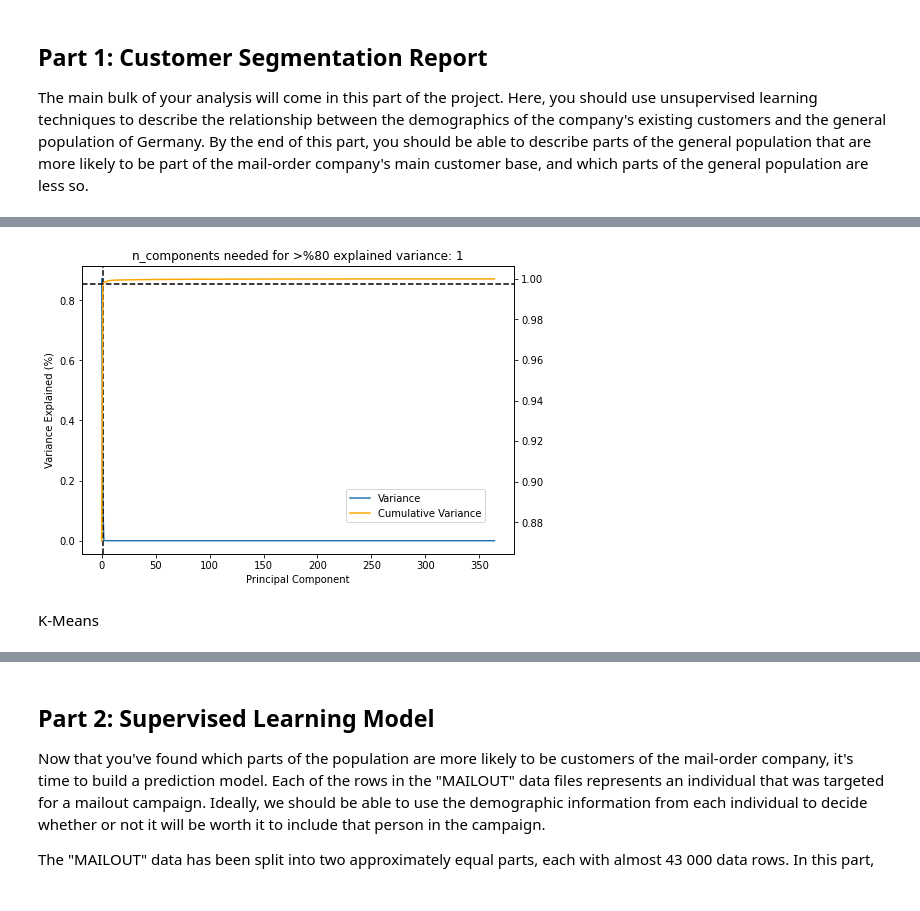
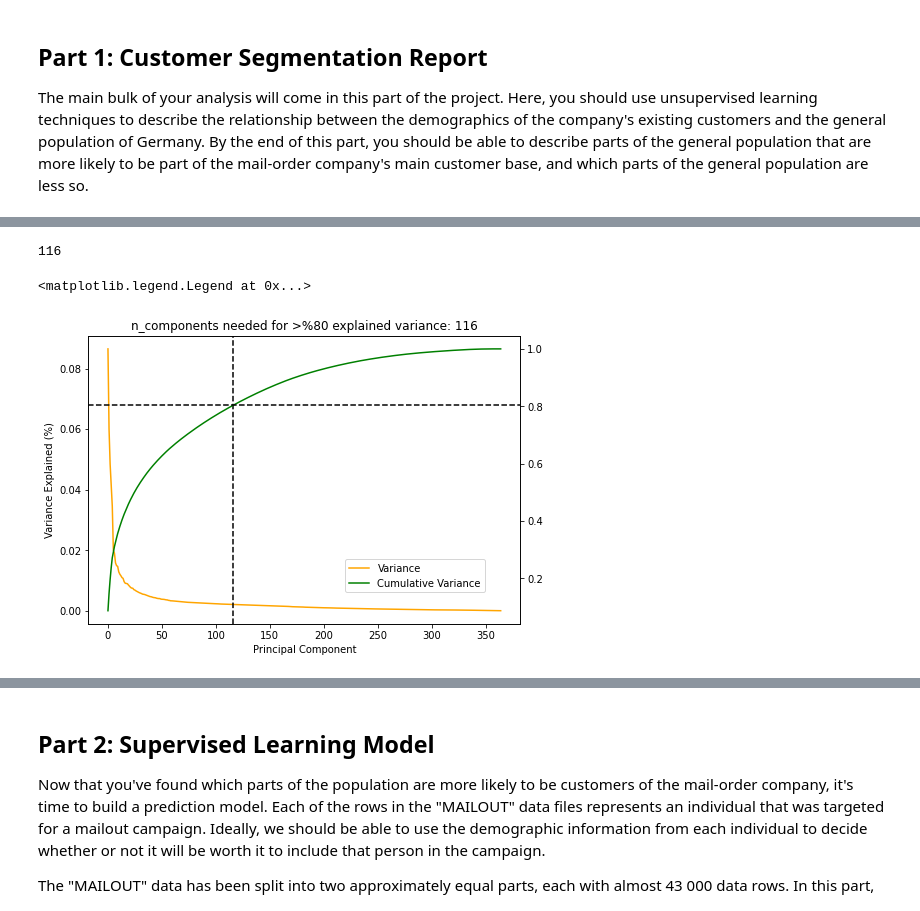
Before and after one commit to Vaibhav3M/Arvato-Udacity-Capstone, a Jupyter notebook: Arvato Project Workbook.ipynb, the cells around one changed output, grey strips where cells are left out. Cells and saved outputs as stored; diff of their text form; code cells hidden in the pictures.

```diff
--- a/Arvato Project Workbook.ipynb
+++ b/Arvato Project Workbook.ipynb
@@ -85,7 +91,7 @@ df_azdias.describe()
 Renaming the column names to understandble form.
 # %%
 # Drop the extra column of customers dataset.
-df_customers.drop(columns=['CUSTOMER_GROUP', 'ONLINE_PURCHASE', 'PRODUCT_GROUP','LNR'], inplace=True)
+df_customers.drop(columns=['CUSTOMER_GROUP', 'ONLINE_PURCHASE', 'PRODUCT_GROUP'], inplace=True)
 # %% [markdown]
 Perform Data cleaning and preprocessing steps
 # %%
@@ -115,6 +150,11 @@ df_azdias = h.data_pre_process(df_azdias)
 #renaming major columns for better understanbility
 df_azdias = df_azdias.rename(columns=h.column_transform_dict)
 df_customers = df_customers.rename(columns=h.column_transform_dict)
+# %%
+scaling = StandardScaler()
+# %%
+df_customers_scaled = scaling.fit_transform(df_customers)
+df_azdias_scaled = scaling.fit_transform(df_azdias)
 # %% [markdown]
 ## Part 1: Customer Segmentation Report
 
@@ -138,3 +169,3 @@ df_customers.describe()
 pca = PCA(random_state=123)
 # %%
-customer_pca = pca.fit_transform(df_customers)
+customer_pca = pca.fit_transform(df_customers_scaled)
@@ -144,19 +172,22 @@ customer_pca = pca.fit_transform(df_customers)
+# %%
+# Number of components required to maintain %80 variance:
+n_components = min(np.where(np.cumsum(pca.explained_variance_ratio_)>0.8)[0]+1)
+n_components
+# %% [output]
+116
 # %%
-# Number of components required to maintain %80 variance:
-n_components = min(np.where(np.cumsum(pca.explained_variance_ratio_)>0.8)[0]+1)
-
 fig = plt.figure()
-ax = fig.add_axes([0,0,1,1],True)
-ax2 = ax.twinx()
-ax.plot(pca.explained_variance_ratio_, label='Variance',)
-ax2.plot(np.cumsum(pca.explained_variance_ratio_), label='Cumulative Variance',color = 'orange');
-ax.set_xlabel("Principal Component")
-ax.set_ylabel("Variance Explained (%)")
-ax.set_title('n_components needed for >%80 explained variance: {}'.format(n_components));
-ax.axvline(n_components, linestyle='dashed', color='black')
+ax1 = fig.add_axes([0,0,1,1],True)
+ax2 = ax1.twinx()
+ax1.plot(pca.explained_variance_ratio_, label='Variance', color = 'orange')
+ax2.plot(np.cumsum(pca.explained_variance_ratio_), label='Cumulative Variance',color = 'Green');
+ax1.set_xlabel("Principal Component")
+ax1.set_ylabel("Variance Explained (%)")
+ax1.set_title('n_components needed for >%80 explained variance: {}'.format(n_components));
+ax1.axvline(n_components, linestyle='dashed', color='black')
 ax2.axhline(np.cumsum(pca.explained_variance_ratio_)[n_components], linestyle='dashed', color='black')
-fig.legend(loc=(0.6,0.2));
+fig.legend(loc=(0.6,0.2))
+#plt.savefig('PCA', quality = 100)
 # %% [output]
+<matplotlib.legend.Legend at 0x...>
-[figure, old version]
+[figure, new version]
-# %% [markdown]
-K-Means
```
Also changed, not shown: parts of 50 cells of this notebook, 5 other files.
